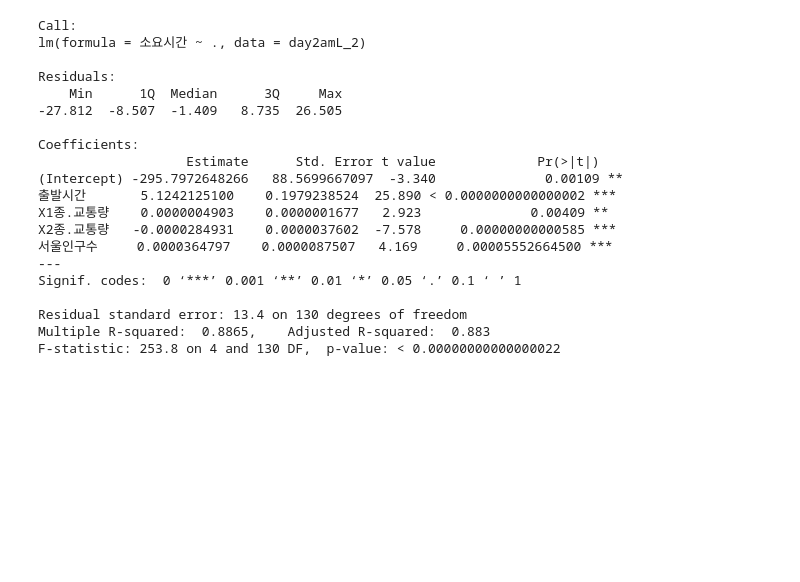
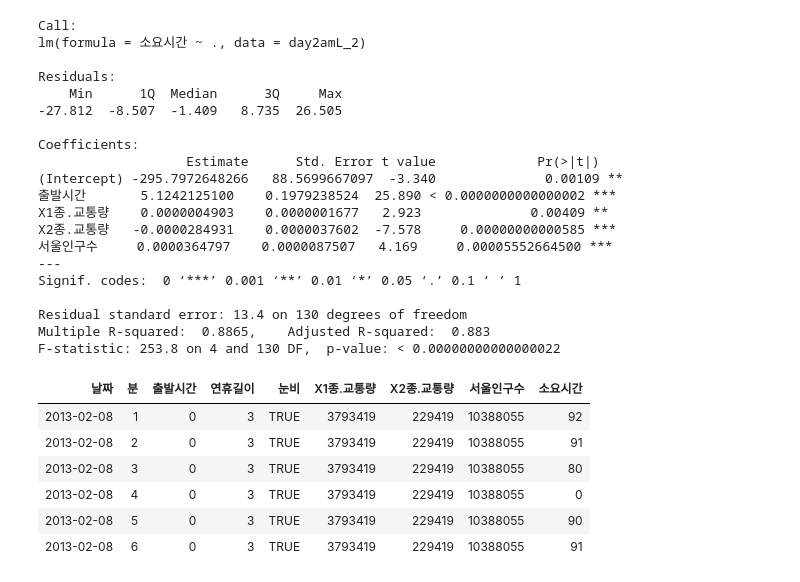
Before and after one commit to jjhwnn/R_Programming, a Jupyter notebook: education_원핫인코딩.ipynb, the cells around one changed output. Drawn from its saved outputs; the diff is of its cells as text; code cells hidden in the pictures; blank space fills up the shorter version.

Commit message:
update 서울대전 project  data정제

```diff
--- a/education_원핫인코딩.ipynb
+++ b/education_원핫인코딩.ipynb
@@ -1921,3 +1921,14 @@ F-statistic: 253.8 on 4 and 130 DF,  p-value: < 0.00000000000000022
 # Multiple R-squared: 0.8985
 # %%
 -395.7083801834*
+# %%
+d2 <- read.csv("../Data_Project/d2d2.csv")
+head(d2)
+# %% [output]
+| 날짜 | 분 | 출발시간 | 연휴길이 | 눈비 | X1종.교통량 | X2종.교통량 | 서울인구수 | 소요시간 |
+| 2013-02-08 | 1 | 0 | 3 | TRUE | 3793419 | 229419 | 10388055 | 92 |
+| 2013-02-08 | 2 | 0 | 3 | TRUE | 3793419 | 229419 | 10388055 | 91 |
+| 2013-02-08 | 3 | 0 | 3 | TRUE | 3793419 | 229419 | 10388055 | 80 |
+| 2013-02-08 | 4 | 0 | 3 | TRUE | 3793419 | 229419 | 10388055 | 0 |
+| 2013-02-08 | 5 | 0 | 3 | TRUE | 3793419 | 229419 | 10388055 | 90 |
+| 2013-02-08 | 6 | 0 | 3 | TRUE | 3793419 | 229419 | 10388055 | 91 |
```
Also changed, not shown: parts of 8 cells of this notebook.
